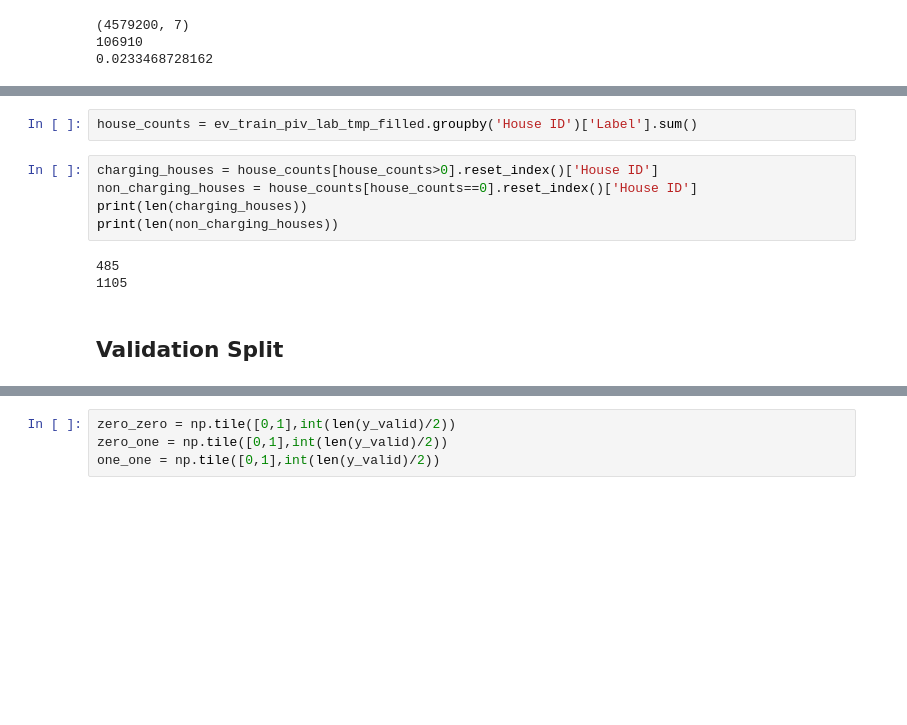
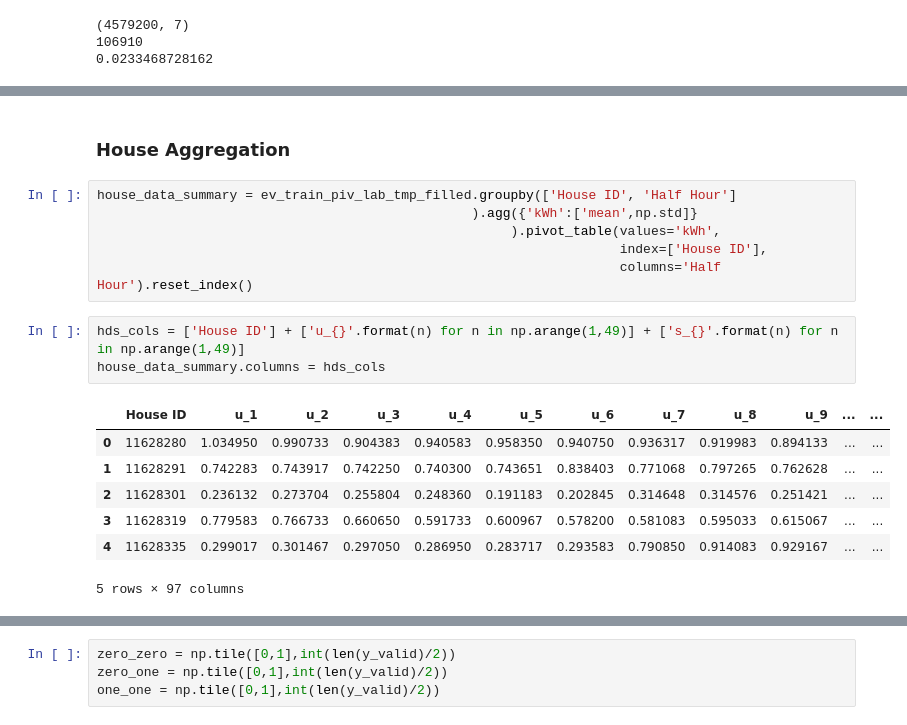
Before and after one commit to torenunez/udacity-mlnd-capstone, a Jupyter notebook: ev-capstone.ipynb, the cells around one changed output, grey strips where cells are left out. Saved outputs shown, nothing was run; the diff lists cells and outputs as text; blank space fills up the shorter version.

```diff
--- a/ev-capstone.ipynb
+++ b/ev-capstone.ipynb
@@ -287,12 +285,19 @@ print(sum(ev_train_piv_lab_tmp_filled['Label'])/ev_train_piv_lab_tmp_filled.shap
-# %%
-house_counts = ev_train_piv_lab_tmp_filled.groupby('House ID')['Label'].sum()
-# %%
-charging_houses = house_counts[house_counts>0].reset_index()['House ID']
-non_charging_houses = house_counts[house_counts==0].reset_index()['House ID']
-print(len(charging_houses))
-print(len(non_charging_houses))
-# %% [output]
-485
-1105
-# %% [markdown]
-## Validation Split
+# %% [markdown]
+### House Aggregation
+# %%
+house_data_summary = ev_train_piv_lab_tmp_filled.groupby(['House ID', 'Half Hour']
+                                                ).agg({'kWh':['mean',np.std]}
+                                                     ).pivot_table(values='kWh',
+                                                                   index=['House ID'],
+                                                                   columns='Half Hour').reset_index()
+# %%
+hds_cols = ['House ID'] + ['u_{}'.format(n) for n in np.arange(1,49)] + ['s_{}'.format(n) for n in np.arange(1,49)]
+house_data_summary.columns = hds_cols
+# %% [output]
+|  | House ID | u_1 | u_2 | u_3 | u_4 | u_5 | u_6 | u_7 | u_8 | u_9 | ... | ... |
+| 0 | 11628280 | 1.034950 | 0.990733 | 0.904383 | 0.940583 | 0.958350 | 0.940750 | 0.936317 | 0.919983 | 0.894133 | ... | ... |
+| 1 | 11628291 | 0.742283 | 0.743917 | 0.742250 | 0.740300 | 0.743651 | 0.838403 | 0.771068 | 0.797265 | 0.762628 | ... | ... |
+| 2 | 11628301 | 0.236132 | 0.273704 | 0.255804 | 0.248360 | 0.191183 | 0.202845 | 0.314648 | 0.314576 | 0.251421 | ... | ... |
+| 3 | 11628319 | 0.779583 | 0.766733 | 0.660650 | 0.591733 | 0.600967 | 0.578200 | 0.581083 | 0.595033 | 0.615067 | ... | ... |
+| 4 | 11628335 | 0.299017 | 0.301467 | 0.297050 | 0.286950 | 0.283717 | 0.293583 | 0.790850 | 0.914083 | 0.929167 | ... | ... |
+5 rows × 97 columns
```
Also changed, not shown: parts of 25 cells of this notebook.
